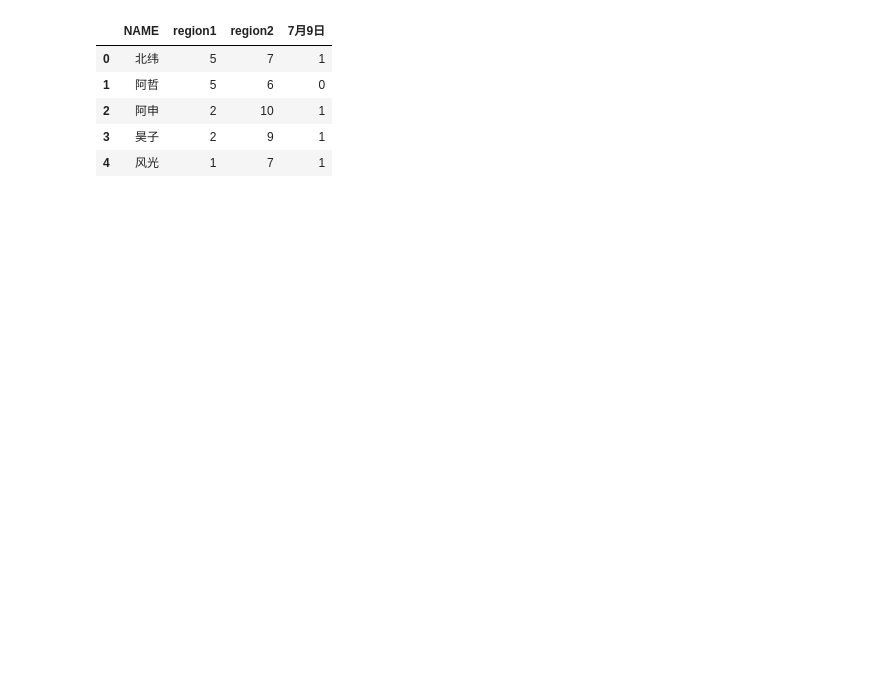
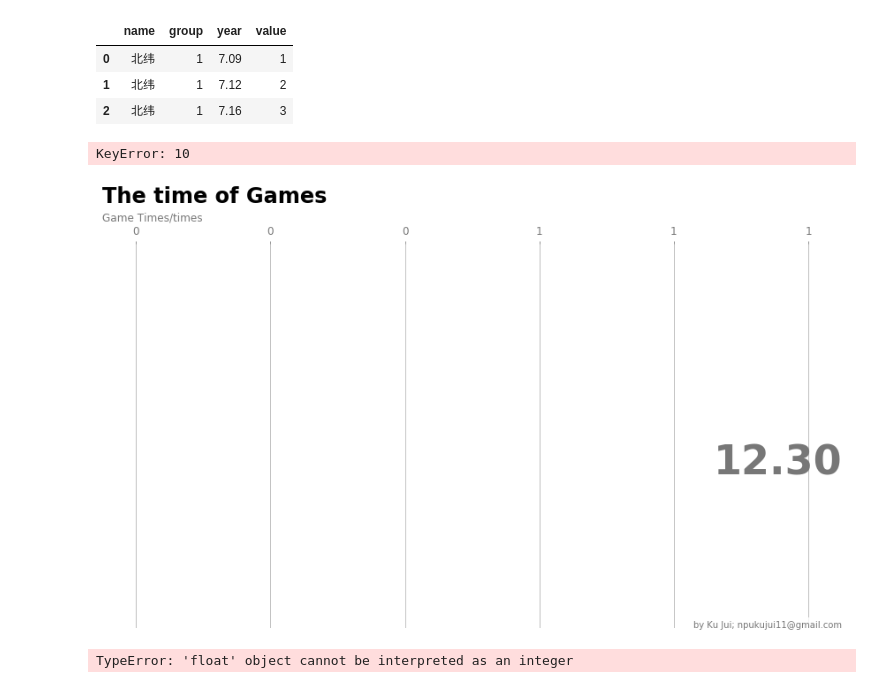
Before and after one commit to npukujui11/520-fc, a Jupyter notebook: race_bar.ipynb, the cells around one changed output. Cells and saved outputs as stored; diff of their text form; code cells hidden in the pictures; blank space fills up the shorter version.

```diff
--- a/race_bar.ipynb
+++ b/race_bar.ipynb
@@ -1,11 +0,0 @@
-# %%
-url = 'https://raw.githubusercontent.com/npukujui11/520-fc/master/race_bar_sheet.csv'
-df = pd.read_csv(url, usecols=['NAME', 'region1', 'region2','7月9日'])
-df.head(5)
-# %% [output]
-|  | NAME | region1 | region2 | 7月9日 |
-| 0 | 北纬 | 5 | 7 | 1 |
-| 1 | 阿哲 | 5 | 6 | 0 |
-| 2 | 阿申 | 2 | 10 | 1 |
-| 3 | 昊子 | 2 | 9 | 1 |
-| 4 | 风光 | 1 | 7 | 1 |
@@ -21,3 +4,61 @@ import matplotlib.pyplot as plt
 import matplotlib.ticker as ticker
 import matplotlib.animation as animation
 from IPython.display import HTML
+# %%
+url = 'https://raw.githubusercontent.com/npukujui11/520-fc/master/race_bar_sheet.csv'
+df = pd.read_csv(url, usecols=['name','group','year','value'])
+df.head(3)
+# %% [output]
+|  | name | group | year | value |
+| 0 | 北纬 | 1 | 7.09 | 1 |
+| 1 | 北纬 | 1 | 7.12 | 2 |
+| 2 | 北纬 | 1 | 7.16 | 3 |
+# %%
+colors = dict(zip(
+    ["北纬", "阿哲", "阿申", "昊子", "风光", "周末", "刘佳", "锋哥", "开泉", "表弟", "阿洵", "大又", "阿源", "杰伦", "侯哥"],
+    ["#adb0ff", "#ffb3ff", "#90d595", "#e48381", "#aafbff", "#f7bb5f", "#eafb50", "#fffcad", "#add9ff", "#adb0ff", "d3adff", "#adffba", "#e8adff", "#d9ffad", "#ffd3ad"]
+))
+group_lk = df.set_index('name')['group'].to_dict()
+# %%
+fig, ax = plt.subplots(figsize=(15, 8))
+dff = df[df['year'].eq(12.3)].sort_values(by='value', ascending=True).tail(10)
+ax.clear()
+ax.barh(dff['name'], dff['value'], color=[colors[group_lk[x]] for x in dff['name']])
+# %% [output]
+KeyError: 10
+# %%
+fig, ax = plt.subplots(figsize=(15, 8))
+
+def draw_barchart(current_date):
+    dff = df[df['DATE_Value'].eq(current_date)].sort_values(by='TIME', ascending=True).tail(1)
+    ax.clear()
+    ax.barh(dff['NAME'], dff['TIME'], color=[colors[group_lk[x]] for x in dff['NAME']])
+    dx = dff['TIME'].max() / 3
+    for i, (TIME, NAME) in enumerate(zip(dff['TIME'], dff['NAME'])):
+        ax.text(TIME-dx, i,     NAME,           size=14, weight=600, ha='right', va='bottom')
+        ax.text(TIME-dx, i-.25, group_lk[NAME], size=10, color='#444444', ha='right', va='baseline')
+        ax.text(TIME+dx, i,     f'{TIME:,.0f}',  size=14, ha='left',  va='center')
+    ax.text(1, 0.4, current_date, transform=ax.transAxes, color='#777777', size=46, ha='right', weight=800)
+    ax.text(0, 1.06, 'Game Times/times', transform=ax.transAxes, size=12, color='#777777')
+    ax.xaxis.set_major_formatter(ticker.StrMethodFormatter('{x:,.0f}'))
+    ax.xaxis.set_ticks_position('top')
+    ax.tick_params(axis='x', colors='#777777', labelsize=12)
+    ax.set_yticks([])
+    ax.margins(0, 0.01)
+    ax.grid(which='major', axis='x', linestyle='-')
+    ax.set_axisbelow(True)
+    ax.text(0, 1.15, 'The time of Games',
+            transform=ax.transAxes, size=24, weight=600, ha='left', va='top')
+    ax.text(1, 0, 'by Ku Jui; npukujui11@gmail.com', transform=ax.transAxes, color='#777777', ha='right',
+            bbox=dict(facecolor='white', alpha=0.8, edgecolor='white'))
+    plt.box(False)
+
+draw_barchart("12.30")
+# %% [output]
+[figure, added]
+# %%
+fig, ax = plt.subplots(figsize=(15, 8))
+animator = animation.FuncAnimation(fig, draw_barchart, frames=range(7.90,12.30))
+HTML(animator.to_jshtml())
+# %% [output]
+TypeError: 'float' object cannot be interpreted as an integer
```
Also changed, not shown: parts of 1 cell of this notebook.
